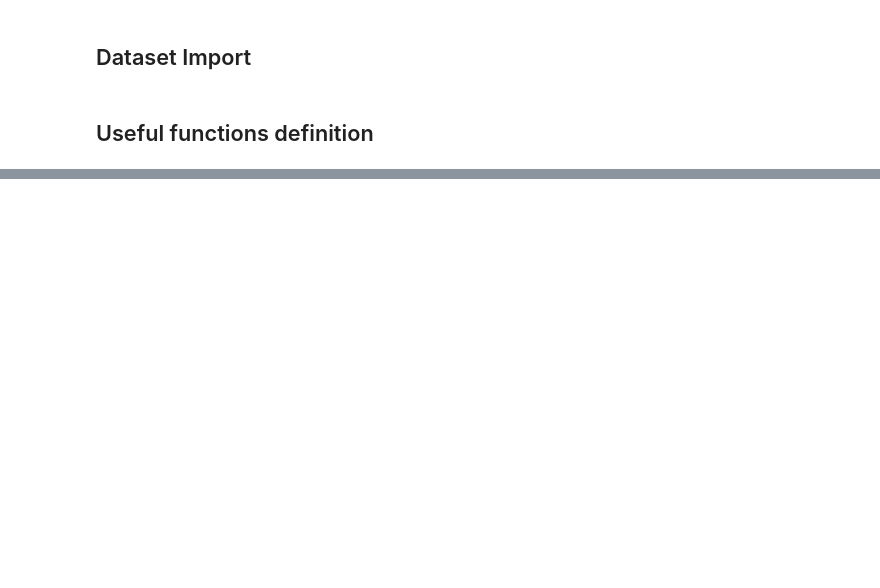
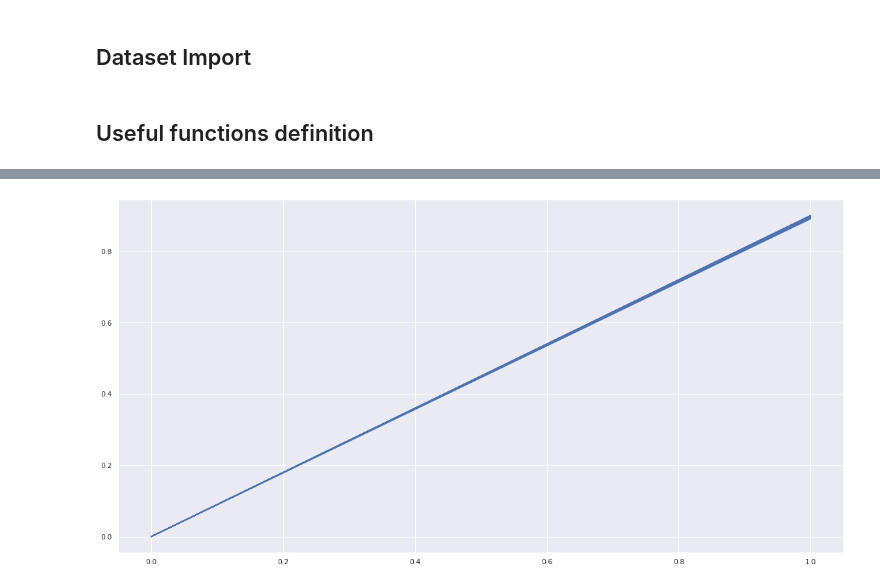
Before and after one commit to StefanBogdan/RL_liquid_chromatography, a Jupyter notebook: code/Simulator.ipynb, the cells around one changed output, grey strips where cells are left out. Cells and saved outputs as stored; diff of their text form; code cells hidden in the pictures; blank space fills up the shorter version.

```diff
--- a/code/Simulator.ipynb
+++ b/code/Simulator.ipynb
@@ -63,0 +26,31 @@ def intersection_isocratic(exp_analytes, delta_tau_phi, phi):
+# %%
+run1 = ExperimentAnalytes(k0 = alist.k0.values, S = alist.S.values, h=0.001, grad='iso', run_time=1)
+
+run1.final_position
+phis = [0.37, 0.75, 0.3, 0.09, 0.5]
+time = [np.zeros(alist.k0.values.shape)]
+positions = [np.zeros(alist.k0.values.shape)]
+for phi in phis:
+    if phi == 0.5:
+        t, p = run1.step(phi, 30)
+    else:
+        t, p = run1.step(phi, 0.1)
+    time.append(t)
+    positions.append(p)
+# %%
+def print_analytes(times, positions):
+
+    rcParams['figure.figsize'] = 20, 10
+
+    for i in range(len(times)-1):
+        for j in range(len(times[i])):
+            if i%2:
+                col = 'r'
+            else:
+                col = 'b'
+            plot(np.linspace(time[i][j], time[i+1][j], 100), np.linspace(positions[i][j], positions[i+1][j], 100),
+                 c=col)
+# %%
+print_analytes(time, positions)
+# %% [output]
+[figure, added]
```
Also changed, not shown: parts of 7 cells of this notebook, 1 other file.
